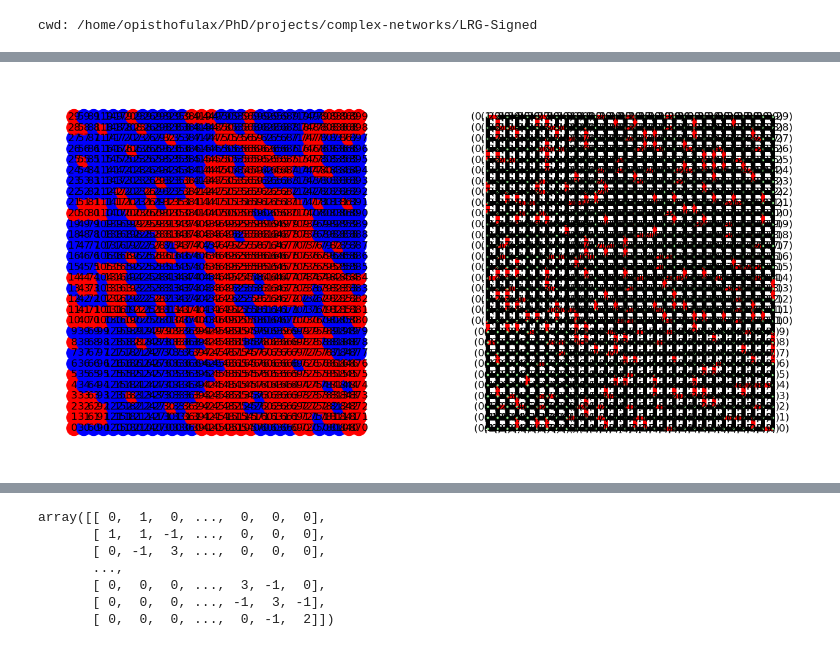
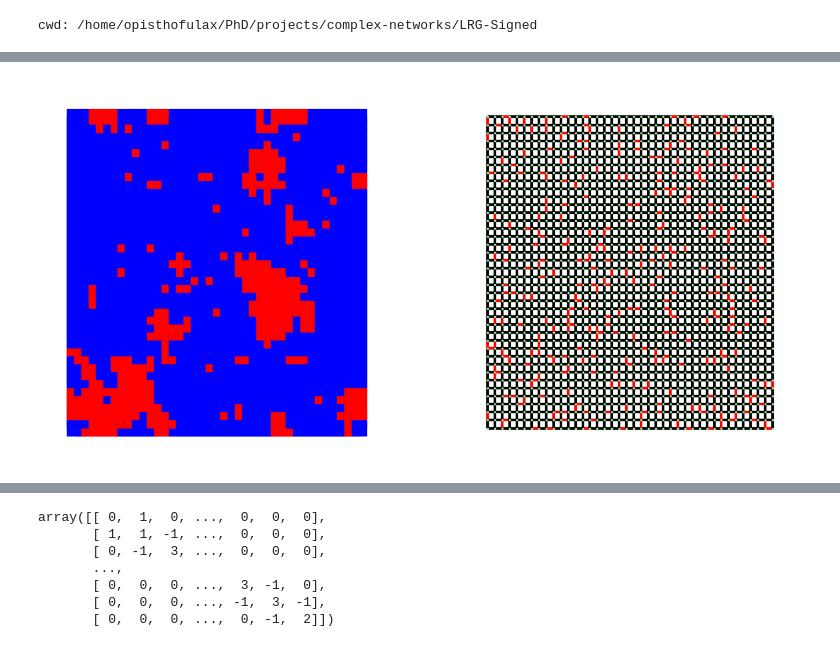
Before and after one commit to giulioiannelli/lrgsglib-public, a Jupyter notebook: notebooks/2dlattice_visualization.ipynb, the cells around one changed output, grey strips where cells are left out. Cells and saved outputs as stored; diff of their text form; code cells hidden in the pictures.

```diff
--- a/notebooks/2dlattice_visualization.ipynb
+++ b/notebooks/2dlattice_visualization.ipynb
@@ -13,0 +39,21 @@ cwd: /home/opisthofulax/PhD/projects/complex-networks/LRG-Signed
+# %%
+neg_weightsG = {((L//2,L//2), (L//2,L//2+1)): -1}
+neg_weightsH = {(0, 10): -1}
+fraction_to_flip = 0.15
+#
+G = nx.grid_2d_graph(L, L, periodic=True)
+nx.set_edge_attributes(G, values=1, name='weight')
+# nx.set_edge_attributes(G, values=neg_weightsG, name='weight')
+flip_random_fract_edges(G, fraction_to_flip)
+H = nx.convert_node_labels_to_integers(G)
+# nx.set_edge_attributes(H, values=neg_weightsH, name='weight')
+#
+neighbor_dictG = nx.single_source_shortest_path_length(G, (0, 0))
+neighbor_dictH = nx.single_source_shortest_path_length(H, 0)
+#
+Gedges = list(G.edges(data=True))
+neg_weightsG = [i for i in Gedges if i[2]['weight'] == -1]
+Hedges = list(H.edges(data=True))
+neg_weightsH = [i for i in Hedges if i[2]['weight'] == -1]
+#
+print('Flipped edges:', '\nG graph', neg_weightsG, '\nH graph', neg_weightsH, '[+ G negative edges]')
@@ -14,11 +186,12 @@ cwd: /home/opisthofulax/PhD/projects/complex-networks/LRG-Signed
 # %%
-L = 30
+L = 40
 neg_weights = {((2,2), (2,3)): -1}
 
 G = nx.grid_2d_graph(L, L, periodic=True)
 nx.set_edge_attributes(G, values=1, name='weight')
 # nx.set_edge_attributes(G, values=neg_weights, name='weight')
-flip_random_fract_edges(G, 300/G.number_of_edges())
-
+#oppure
+fraction_to_flip = 160/1600
+flip_random_fract_edges(G, fraction_to_flip)
 H = nx.convert_node_labels_to_integers(G)
 # %%
@@ -79,11 +213,11 @@ array([-1.27245737e-03, -2.18452564e-03, -2.95207750e-03, -4.12312518e-03,
 # %%
 fig, (ax1, ax2) = plt.subplots(ncols=2, figsize=(16, 8))
 posH = {i:(x, y) for i,(x,y) in enumerate(product(range(L), range(L)))}
 posG = {(x, y):(x, y) for i,(x,y) in enumerate(product(range(L), range(L)))}
-node_color = ['red' if -eigV[i,0] > 0 else 'blue' for i in H.nodes()]
+node_color = ['red' if eigV[i,0] > 0 else 'blue' for i in H.nodes()]
 edge_colorH = ['red' if d['weight'] == -1 else 'black' for u,v,d in Hedges]
 edge_colorG = ['red' if d['weight'] == -1 else 'black' for u,v,d in Gedges]
-nx.draw(H, node_size=300, node_color=node_color, with_labels=True, pos=posH, edge_color = edge_colorH,  width=5, ax=ax1)
-nx.draw(G, node_size=3, node_color='lightgreen', with_labels=True, pos=posG, edge_color = edge_colorG,  width=5, ax=ax2)
+nx.draw(H, node_color=node_color, pos=posH, ax=ax1, node_shape="s")
+nx.draw(G, node_size=3, node_color='lightgreen', pos=posG, edge_color = edge_colorG,  width=3, ax=ax2)
 # %% [output]
-[figure, old version]
+[figure, new version]
```
Also changed, not shown: parts of 24 cells of this notebook, 4 other files.
